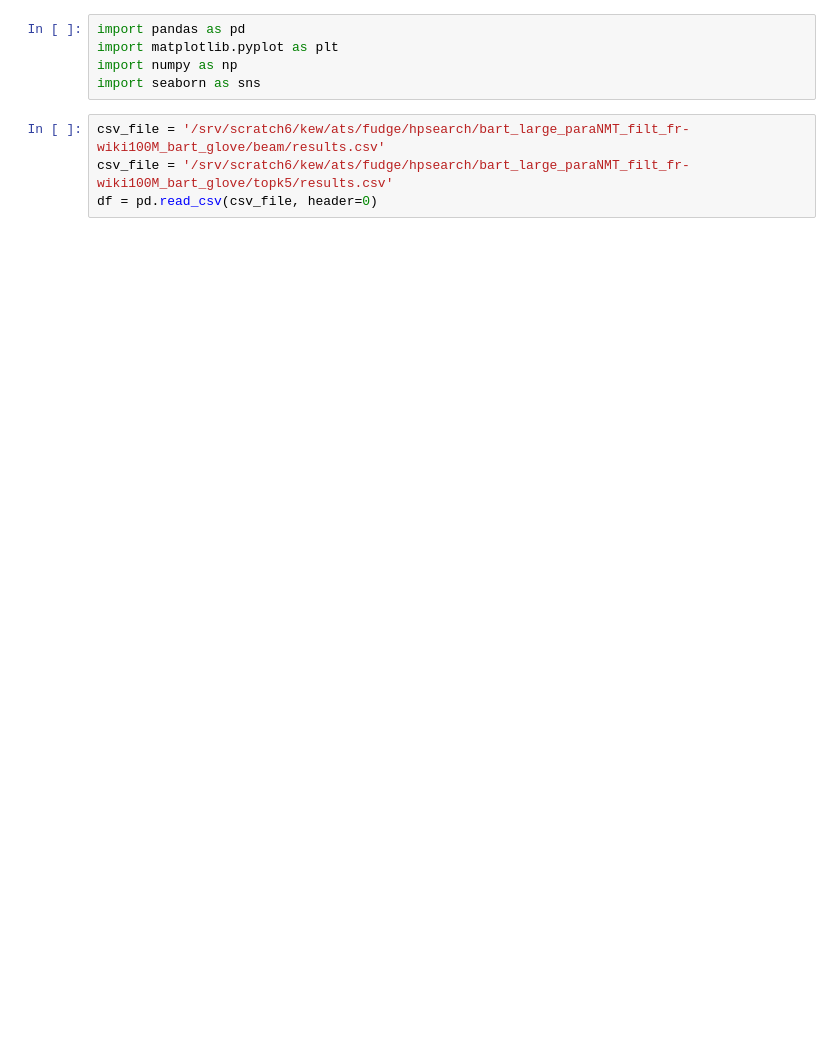
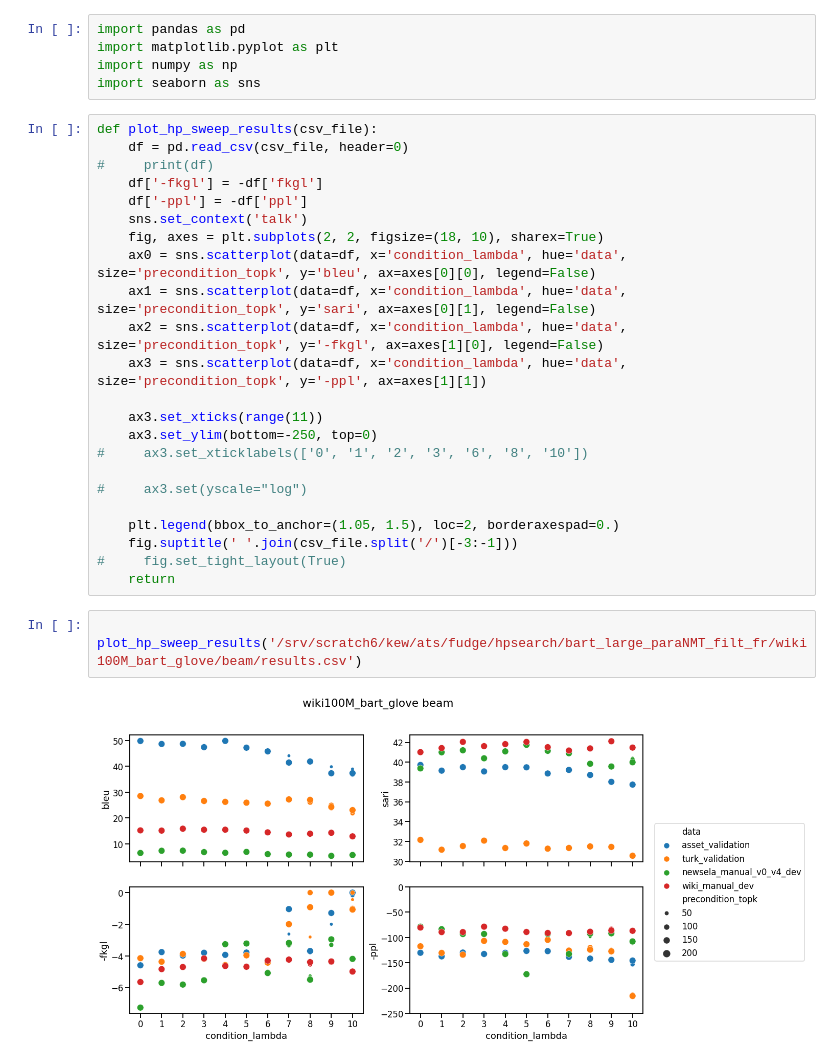
Before and after one commit to ZurichNLP/SimpleFUDGE, a Jupyter notebook: analysis/visualise_hp_sweeps.ipynb, the cells around one changed output. Cells and saved outputs as stored; diff of their text form; blank space fills up the shorter version.

```diff
--- a/analysis/visualise_hp_sweeps.ipynb
+++ b/analysis/visualise_hp_sweeps.ipynb
@@ -3,7 +3,31 @@ import pandas as pd
 import matplotlib.pyplot as plt
 import numpy as np
 import seaborn as sns
+# %%
+def plot_hp_sweep_results(csv_file):
+    df = pd.read_csv(csv_file, header=0)
+#     print(df)
+    df['-fkgl'] = -df['fkgl']
+    df['-ppl'] = -df['ppl']
+    sns.set_context('talk')
+    fig, axes = plt.subplots(2, 2, figsize=(18, 10), sharex=True)
+    ax0 = sns.scatterplot(data=df, x='condition_lambda', hue='data', size='precondition_topk', y='bleu', ax=axes[0][0], legend=False)
+    ax1 = sns.scatterplot(data=df, x='condition_lambda', hue='data', size='precondition_topk', y='sari', ax=axes[0][1], legend=False)
+    ax2 = sns.scatterplot(data=df, x='condition_lambda', hue='data', size='precondition_topk', y='-fkgl', ax=axes[1][0], legend=False)
+    ax3 = sns.scatterplot(data=df, x='condition_lambda', hue='data', size='precondition_topk', y='-ppl', ax=axes[1][1])
+
+    ax3.set_xticks(range(11))
+    ax3.set_ylim(bottom=-250, top=0)
+#     ax3.set_xticklabels(['0', '1', '2', '3', '6', '8', '10'])
+
+#     ax3.set(yscale="log")
+
+    plt.legend(bbox_to_anchor=(1.05, 1.5), loc=2, borderaxespad=0.)
+    fig.suptitle(' '.join(csv_file.split('/')[-3:-1]))
+#     fig.set_tight_layout(True)
+    return
 # %%
-csv_file = '/srv/scratch6/kew/ats/fudge/hpsearch/bart_large_paraNMT_filt_fr-wiki100M_bart_glove/beam/results.csv'
-csv_file = '/srv/scratch6/kew/ats/fudge/hpsearch/bart_large_paraNMT_filt_fr-wiki100M_bart_glove/topk5/results.csv'
-df = pd.read_csv(csv_file, header=0)
+
+plot_hp_sweep_results('/srv/scratch6/kew/ats/fudge/hpsearch/bart_large_paraNMT_filt_fr/wiki100M_bart_glove/beam/results.csv')
+# %% [output]
+[figure, added]
```
Also changed, not shown: parts of 6 cells of this notebook, 14 other files.
